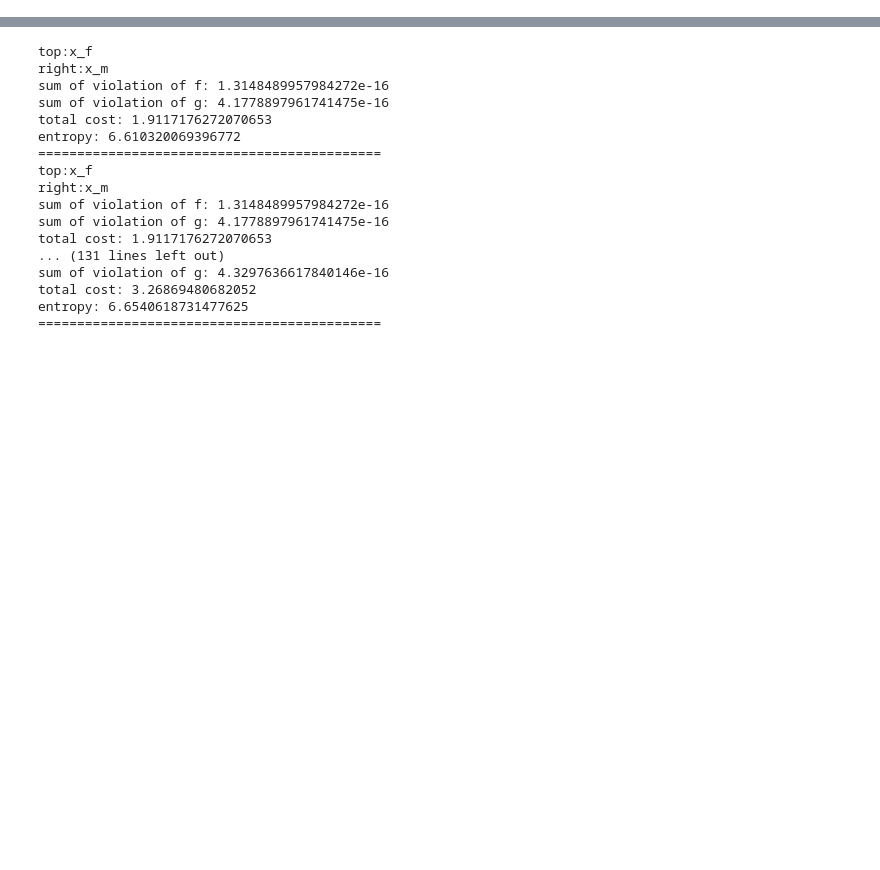
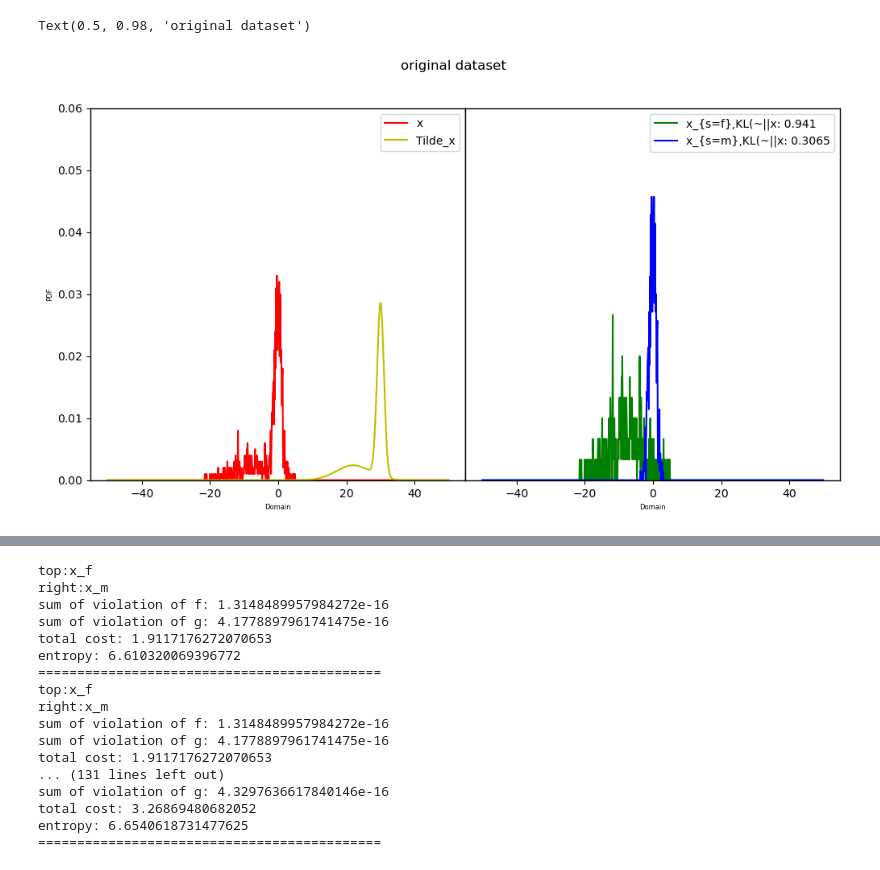
Before and after one commit to Quan-Zhou/OT_Debiasing, a Jupyter notebook: mean_iterate.ipynb, the cells around one changed output, grey strips where cells are left out. Cells and saved outputs as stored; diff of their text form; code cells hidden in the pictures; blank space fills up the shorter version.

```diff
--- a/mean_iterate.ipynb
+++ b/mean_iterate.ipynb
@@ -210,0 +245,51 @@ plt.legend()
+# %%
+num=1000
+data=samples_groupby(data_generation(num,para))
+data_revised=projection(data,output)
+data_revised_old=projection(data,output_old)
+
+dist_original=dict()
+dist_original['x']=empirical_distribution(data,dist)
+dist_original['x_f']=empirical_distribution(data[data['S']=='f'],dist)
+dist_original['x_m']=empirical_distribution(data[data['S']=='m'],dist)
+
+dist_project=dict()
+dist_project['x']=empirical_distribution(data_revised,dist)
+dist_project['x_f']=empirical_distribution(data_revised[data_revised['S']=='f'],dist)
+dist_project['x_m']=empirical_distribution(data_revised[data_revised['S']=='m'],dist)
+
+dist_project_old=dict()
+dist_project_old['x']=empirical_distribution(data_revised_old,dist)
+dist_project_old['x_f']=empirical_distribution(data_revised_old[data_revised_old['S']=='f'],dist)
+dist_project_old['x_m']=empirical_distribution(data_revised_old[data_revised_old['S']=='m'],dist)
+# %%
+ymax=0.06
+dist_tmp=dist_original
+text=KL_divergence_plot(dist_tmp)
+fig = plt.figure(figsize=(12,6))
+plt.rcParams['axes.linewidth'] = 1
+plt.rc('axes', labelsize=6)
+ax=plt.subplot2grid((1,2),(0,0), rowspan=1, colspan=1)
+plt.plot(x_range,dist_tmp['x'],'r',label='x')
+plt.plot(x_range,dist['t_x'],'y',label='Tilde_x')
+plt.xlabel('Domain')
+plt.ylabel('PDF')
+plt.ylim([0,ymax])
+plt.legend()
+ax=plt.subplot2grid((1,2),(0,1), rowspan=1, colspan=1)
+i=0
+for key,value in dist_tmp.items():
+    if len(key)>1:
+        linestyle=str('g' if key[2]=='f' else 'b')
+        plt.plot(x_range,value,linestyle,label='x_{s='+key[2]+'},'+text[i])
+        i+=1
+plt.xlabel('Domain')
+plt.ylim([0,ymax])
+plt.yticks([])
+plt.legend()
+#plt.title('original dataset distribution')
+plt.subplots_adjust(left=None, bottom=None, right=None, top=None, wspace=0,hspace=0.)
+fig.suptitle('original dataset')
+# %% [output]
+Text(0.5, 0.98, 'original dataset')
+[figure, added]
```
Also changed, not shown: parts of 8 cells of this notebook.
